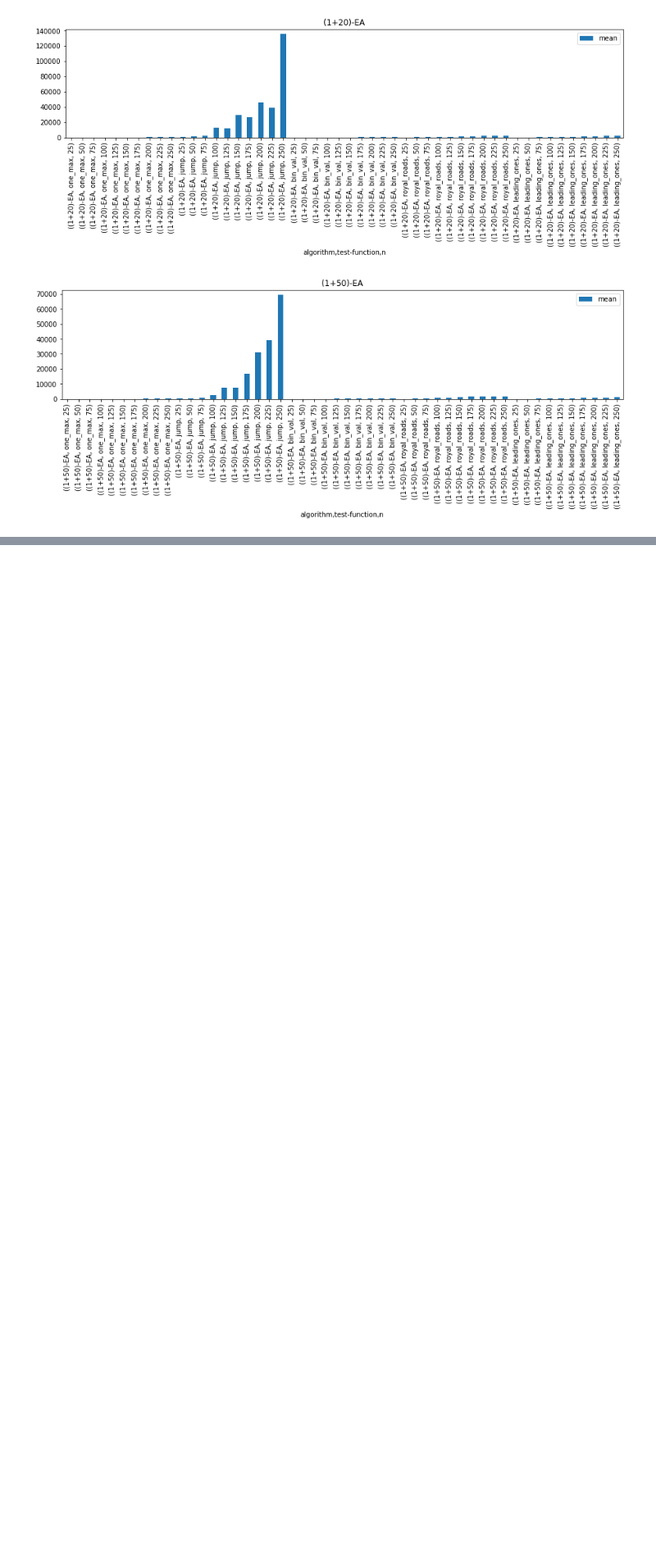
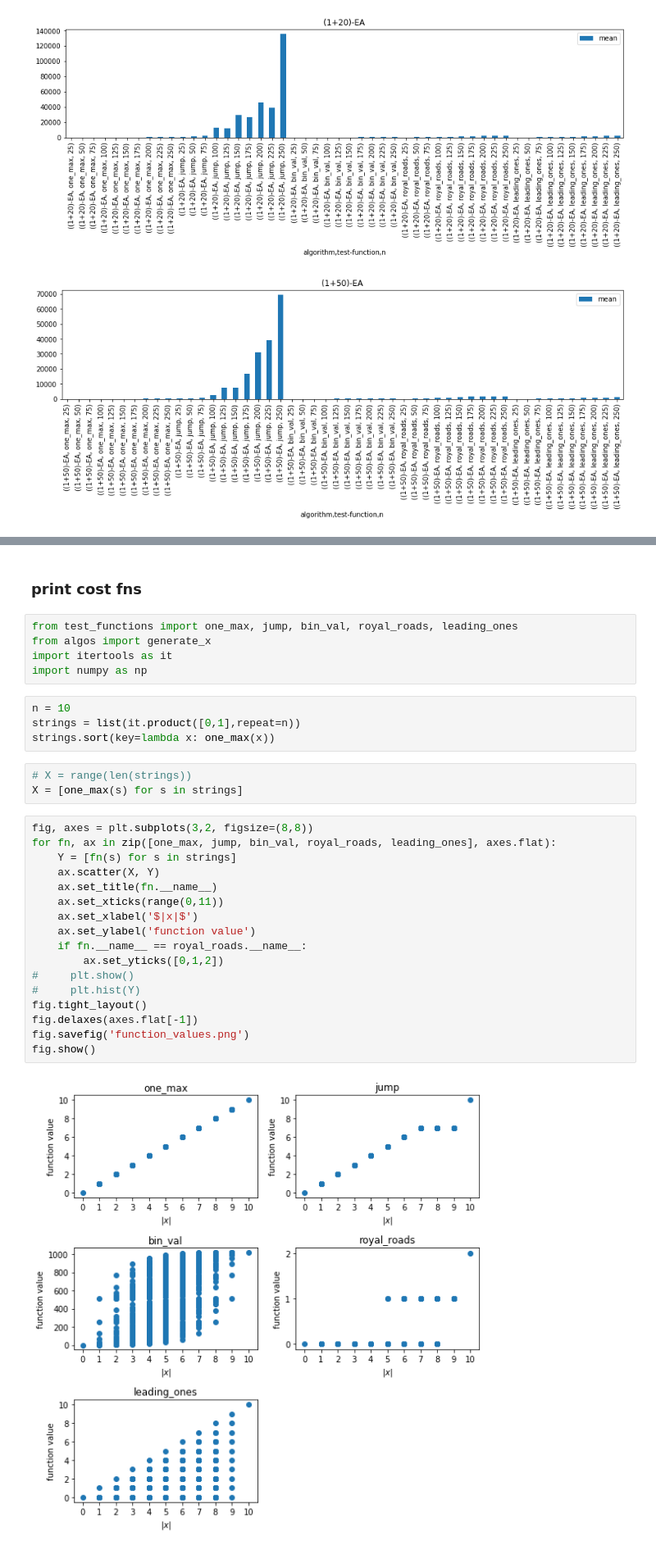
Before and after one commit to lawben/nature17, a Jupyter notebook: project1/analysis.ipynb, the cells around one changed output, grey strips where cells are left out. Shown at 82% size. Cells and saved outputs as stored; diff of their text form; blank space fills up the shorter version.

```diff
--- a/project1/analysis.ipynb
+++ b/project1/analysis.ipynb
@@ -58,0 +90,33 @@ for algo_name in algos:
+# %% [markdown]
+### print cost fns
+# %%
+from test_functions import one_max, jump, bin_val, royal_roads, leading_ones
+from algos import generate_x
+import itertools as it
+import numpy as np
+# %%
+n = 10
+strings = list(it.product([0,1],repeat=n))
+strings.sort(key=lambda x: one_max(x))
+# %%
+# X = range(len(strings))
+X = [one_max(s) for s in strings]
+# %%
+fig, axes = plt.subplots(3,2, figsize=(8,8))
+for fn, ax in zip([one_max, jump, bin_val, royal_roads, leading_ones], axes.flat):
+    Y = [fn(s) for s in strings]
+    ax.scatter(X, Y)
+    ax.set_title(fn.__name__)
+    ax.set_xticks(range(0,11))
+    ax.set_xlabel('$|x|$')
+    ax.set_ylabel('function value')
+    if fn.__name__ == royal_roads.__name__:
+        ax.set_yticks([0,1,2])
+#     plt.show()
+#     plt.hist(Y)
+fig.tight_layout()
+fig.delaxes(axes.flat[-1])
+fig.savefig('function_values.png')
+fig.show()
+# %% [output]
+[figure, added]
```
Also changed, not shown: parts of 7 cells of this notebook, 1 other file.
